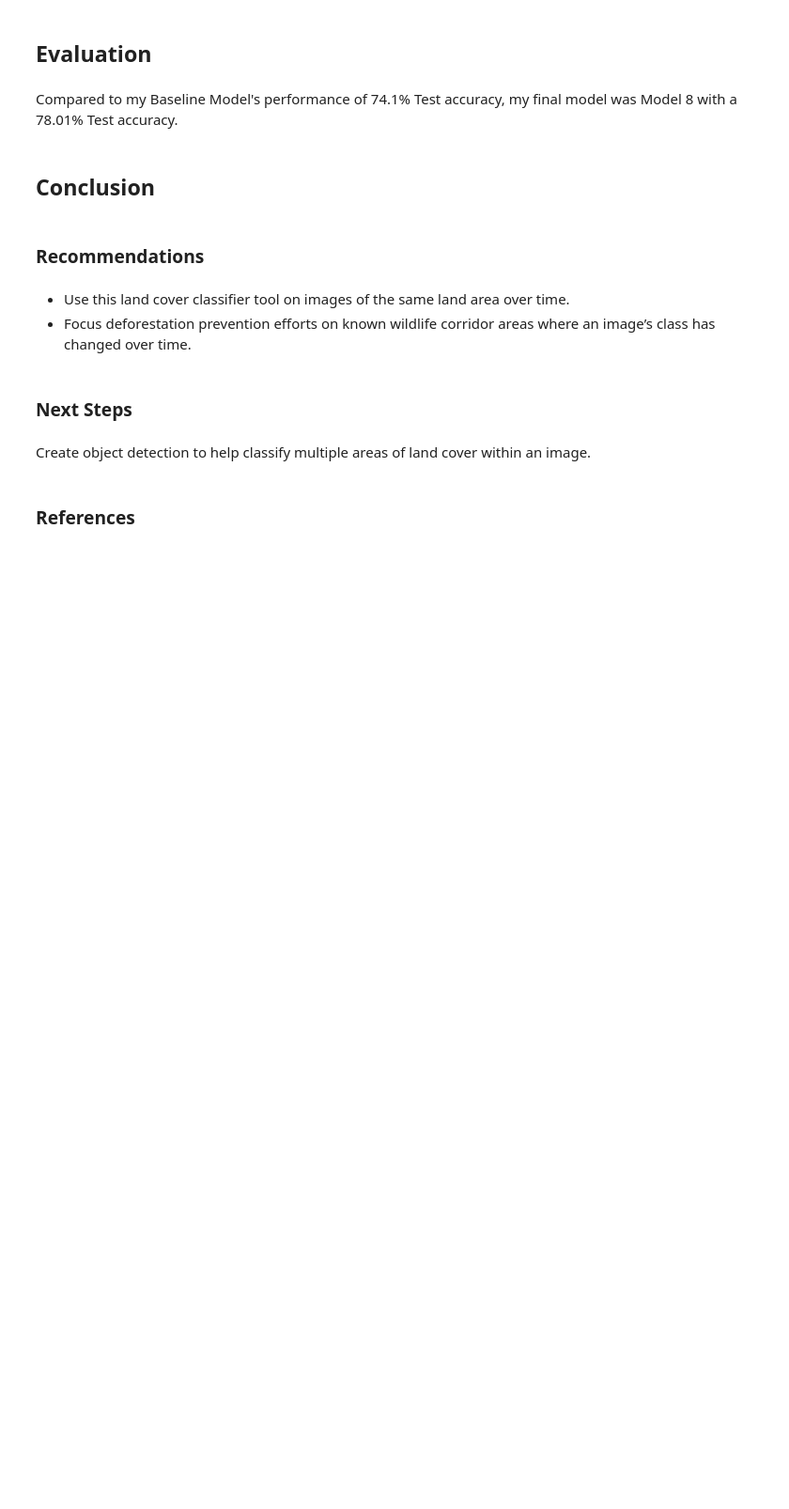
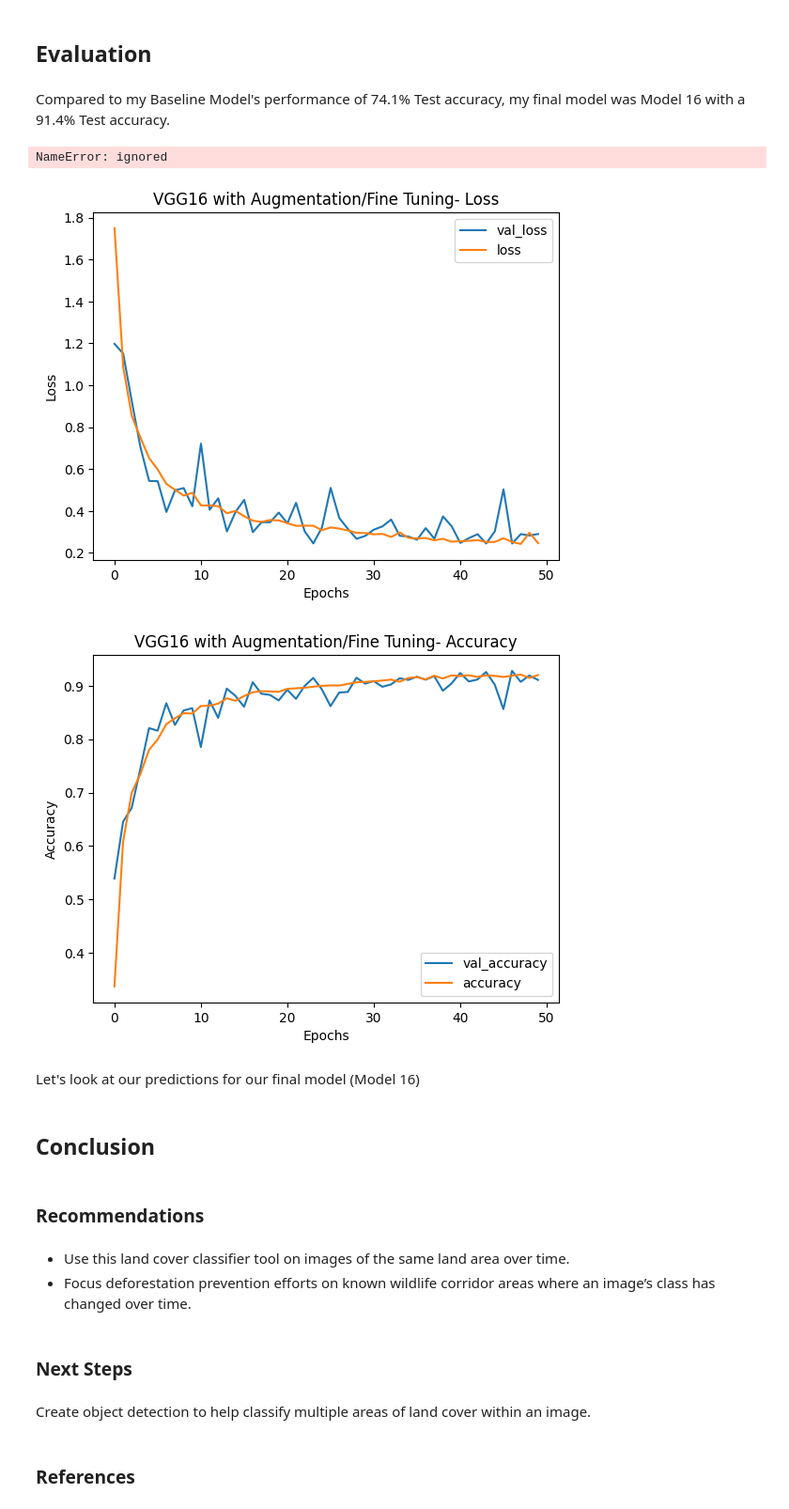
Before and after one commit to aokdata/Land_Cover_Classification, a Jupyter notebook: Land_Cover_Classification_Notebook.ipynb, the cells around one changed output. Shown at 94% size. Drawn from its saved outputs; the diff is of its cells as text; code cells hidden in the pictures; blank space fills up the shorter version.

Commit message:
Final model defined

```diff
--- a/Land_Cover_Classification_Notebook.ipynb
+++ b/Land_Cover_Classification_Notebook.ipynb
@@ -1990,0 +2685,5 @@ print('Test accuracy: ', test_acc)
+# %%
+#Reshape our input
+vgg16 = VGG16(weights='imagenet',
+              include_top=False,
+              input_shape=(256, 256, 3))
@@ -1990,0 +2782,16 @@ print('Test accuracy: ', test_acc)
+# %%
+# Define Stopping Criteria- changed patience to 10
+valcallback = [EarlyStopping(monitor='val_accuracy', mode='max', verbose = 1, patience = 10),
+               ModelCheckpoint(filepath='/content/drive/MyDrive/Data/Land_Cover_Classification_Project/aug_vgg16_model.h5',
+                               monitor='val_accuracy',
+                               save_best_only=True,
+                               mode='max')]
+
+
+# Fit the model
+aug_vgg16_model_history = aug_vgg16_model.fit(aug16_train_generator,
+                                  epochs= 50,
+                                  validation_data = aug16_val_generator,
+                                  callbacks= valcallback,
+                                  batch_size=128,
+                                  verbose = 1)
@@ -1991,4 +2826,38 @@ print('Test accuracy: ', test_acc)
 # %% [markdown]
 ## Evaluation
 # %% [markdown]
-Compared to my Baseline Model's performance of 74.1% Test accuracy, my final model was Model 8 with a 78.01% Test accuracy.
+Compared to my Baseline Model's performance of 74.1% Test accuracy, my final model was Model 16 with a 91.4% Test accuracy.
+# %%
+#Plot training and validation results of a model
+def visualize_training_results(results):
+    history = results.history
+    plt.figure()
+    plt.plot(history['val_loss'])
+    plt.plot(history['loss'])
+    plt.legend(['val_loss', 'loss'])
+    plt.title('Loss')
+    plt.xlabel('Epochs')
+    plt.ylabel('Loss')
+    plt.show()
+
+    plt.figure()
+    plt.plot(history['val_accuracy'])
+    plt.plot(history['accuracy'])
+    plt.legend(['val_accuracy', 'accuracy'])
+    plt.title('Accuracy')
+    plt.xlabel('Epochs')
+    plt.ylabel('Accuracy')
+    plt.show()
+# %%
+#Plot the traning/validation results of our baseline model
+visualize_training_results(baseline_history)
+# %% [output]
+NameError: ignored
+# %%
+#Plot the traning/validation results of our best model- Model 16
+visualize_training_results(aug_vgg16_model_history)
+# %% [output]
+[figure, added]
+[figure, added]
+# %% [markdown]
+Let's look at our predictions for our final model (Model 16)
```
Also changed, not shown: parts of 70 cells of this notebook.
